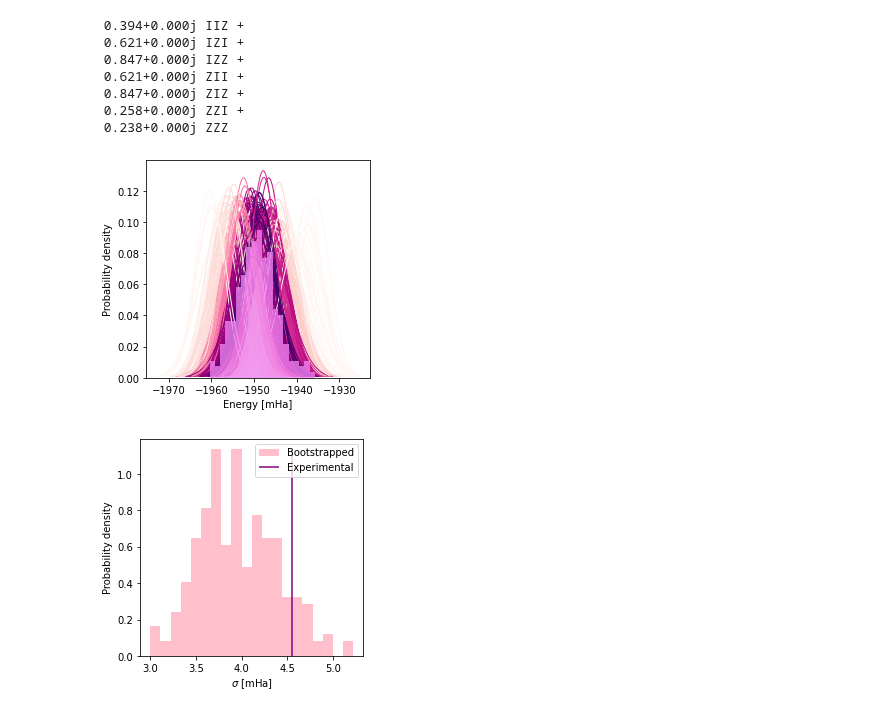
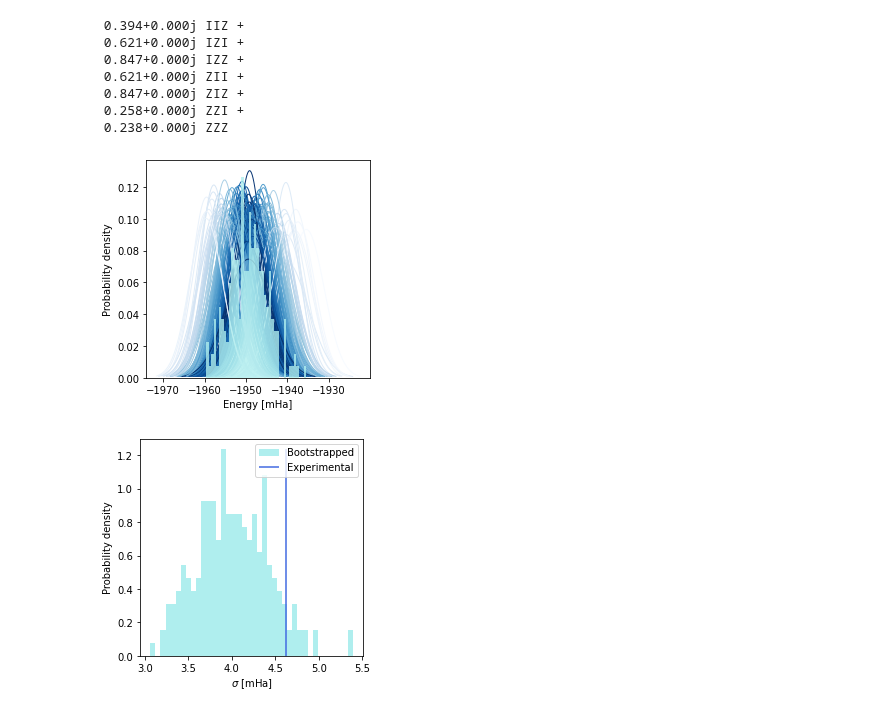
Before and after one commit to TimWeaving/quantum-error-mitigation, a Jupyter notebook: bootstrap_validation.ipynb, the cells around one changed output. Drawn from its saved outputs; the diff is of its cells as text; code cells hidden in the pictures.

Commit message:
Changed colour of bootstrap validation plots

```diff
--- a/bootstrap_validation.ipynb
+++ b/bootstrap_validation.ipynb
@@ -67,7 +67,7 @@ import scipy.stats as stats
 bs_stddevs = np.sqrt(bs_variances)
 bs_energies = bs_estimates
 
-n_bins = 20
+n_bins = 40
 
 fig, axis = plt.subplots(figsize=(4,4))
 
@@ -76,7 +76,13 @@ def gaussian(x, mu=0, sigma=1):
 
 mask_non_outliers = abs(bs_energies - np.mean(bs_energies)) < 3*np.std(bs_energies)
 
-freq, bins, _ = axis.hist(bs_energies[mask_non_outliers]*1e3, bins=n_bins, zorder=2, color='violet', alpha=0.8, density=True)
+freq, bins, _ = axis.hist(
+    bs_energies[mask_non_outliers]*1e3, bins=n_bins,
+    zorder=2, color='paleturquoise', alpha=0.8, density=True
+)
+empirical_mean = np.mean(bs_energies[mask_non_outliers])*1e3
+largest_error = max([abs(empirical_mean - mu*1e3).real for mu in bs_energies[mask_non_outliers]])
+
 for mu, sigma in zip(bs_energies[mask_non_outliers], bs_stddevs[mask_non_outliers]):
     #mu = np.mean(bs_energies)
     mu*=1e3
@@ -84,9 +90,9 @@ for mu, sigma in zip(bs_energies[mask_non_outliers], bs_stddevs[mask_non_outlier
     index = np.where(mu>=bins)[0][-1]
     if index==n_bins:
         index=-1
-    alpha = (freq[index]/max(freq))**2
+    error_ratio = (1-abs(empirical_mean - mu)/largest_error).real#(freq[index]/max(freq))**2
     x = np.linspace(mu - 3*sigma, mu + 3*sigma, 100)
-    c = plt.colormaps.get('RdPu')(alpha)
+    c = plt.colormaps.get('Blues')(error_ratio**2)
     axis.plot(x, stats.norm.pdf(x, mu, sigma), lw=1, zorder=1, color=c)
 
 axis.set_xlabel('Energy [mHa]')
@@ -95,15 +101,15 @@ axis.set_ylabel('Probability density')
 fig.savefig('plots/bootstrap_validation.png', dpi=300, bbox_inches='tight')
 plt.show()
 # %% [output]
-[figure, old version]
+[figure, new version]
 # %%
 fig, axis = plt.subplots(figsize=(4,4))
-freq, bins, _ = axis.hist(bs_stddevs[mask_non_outliers]*1e3, density=True, bins=20, label='Bootstrapped', color='pink')
-axis.vlines(np.std(bs_energies[mask_non_outliers])*1e3,0,max(freq), label='Experimental', color='purple')
+freq, bins, _ = axis.hist(bs_stddevs[mask_non_outliers]*1e3, density=True, bins=40, label='Bootstrapped', color='paleturquoise')
+axis.vlines(np.std(bs_energies[mask_non_outliers])*1e3,0,max(freq), label='Experimental', color='royalblue')
 axis.legend()
 axis.set_ylabel('Probability density')
 axis.set_xlabel('$\\sigma$ [mHa]')
 fig.savefig('plots/bootstrapped_sigmas.png', dpi=300, bbox_inches='tight')
 plt.show()
 # %% [output]
-[figure, old version]
+[figure, new version]
```
